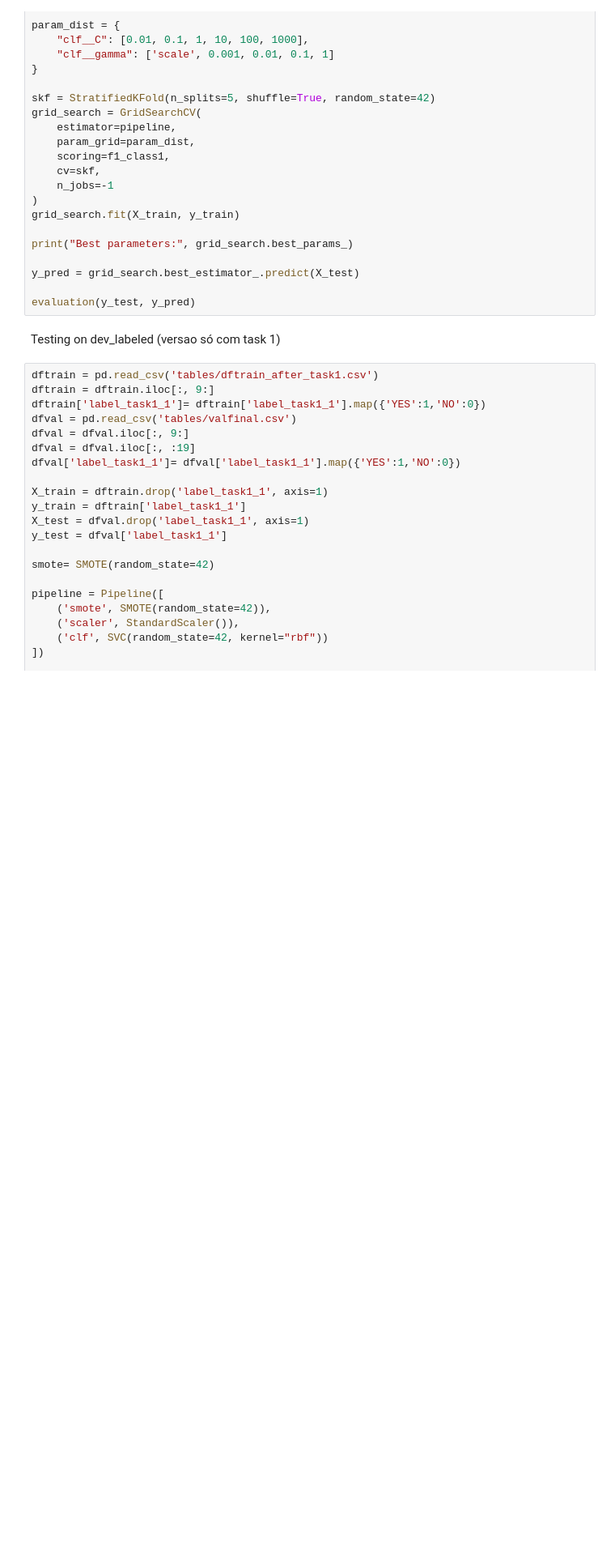
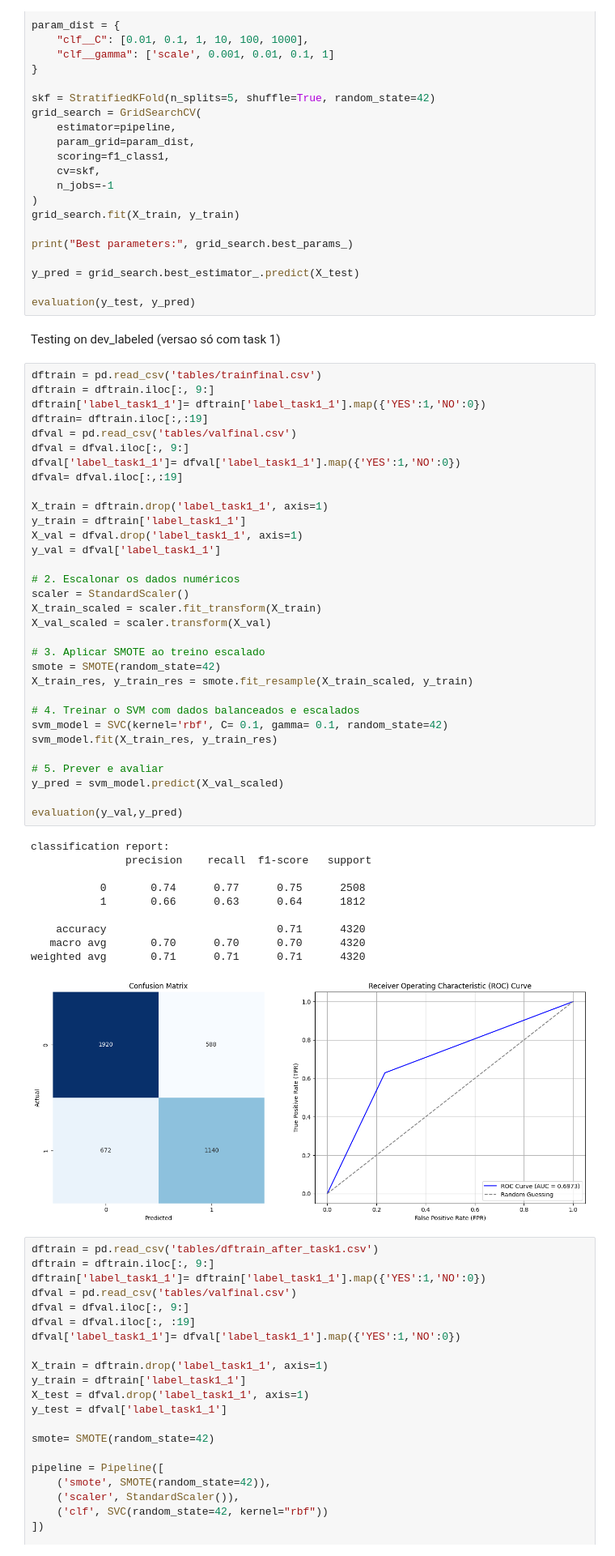
Before and after one commit to Barb02/DetectingTweetsSexism, a Jupyter notebook: modeling.ipynb, the cells around one changed output. Shown at 81% size. Cells and saved outputs as stored; diff of their text form; blank space fills up the shorter version.

Commit message:
task1 correlation fixed

```diff
--- a/modeling.ipynb
+++ b/modeling.ipynb
@@ -434,6 +430,49 @@ y_pred = grid_search.best_estimator_.predict(X_test)
 evaluation(y_test, y_pred)
 # %% [markdown]
 Testing on dev_labeled (versao só com task 1)
+# %%
+dftrain = pd.read_csv('tables/trainfinal.csv')
+dftrain = dftrain.iloc[:, 9:]
+dftrain['label_task1_1']= dftrain['label_task1_1'].map({'YES':1,'NO':0})
+dftrain= dftrain.iloc[:,:19]
+dfval = pd.read_csv('tables/valfinal.csv')
+dfval = dfval.iloc[:, 9:]
+dfval['label_task1_1']= dfval['label_task1_1'].map({'YES':1,'NO':0})
+dfval= dfval.iloc[:,:19]
+
+X_train = dftrain.drop('label_task1_1', axis=1)
+y_train = dftrain['label_task1_1']
+X_val = dfval.drop('label_task1_1', axis=1)
+y_val = dfval['label_task1_1']
+
+# 2. Escalonar os dados numéricos
+scaler = StandardScaler()
+X_train_scaled = scaler.fit_transform(X_train)
+X_val_scaled = scaler.transform(X_val)
+
+# 3. Aplicar SMOTE ao treino escalado
+smote = SMOTE(random_state=42)
+X_train_res, y_train_res = smote.fit_resample(X_train_scaled, y_train)
+
+# 4. Treinar o SVM com dados balanceados e escalados
+svm_model = SVC(kernel='rbf', C= 0.1, gamma= 0.1, random_state=42)
+svm_model.fit(X_train_res, y_train_res)
+
+# 5. Prever e avaliar
+y_pred = svm_model.predict(X_val_scaled)
+
+evaluation(y_val,y_pred)
+# %% [output]
+classification report:
+               precision    recall  f1-score   support
+
+           0       0.74      0.77      0.75      2508
+           1       0.66      0.63      0.64      1812
+
+    accuracy                           0.71      4320
+   macro avg       0.70      0.70      0.70      4320
+weighted avg       0.71      0.71      0.71      4320
+[figure, added]
 # %%
 dftrain = pd.read_csv('tables/dftrain_after_task1.csv')
 dftrain = dftrain.iloc[:, 9:]
```
Also changed, not shown: parts of 12 cells of this notebook, 1 other file.
